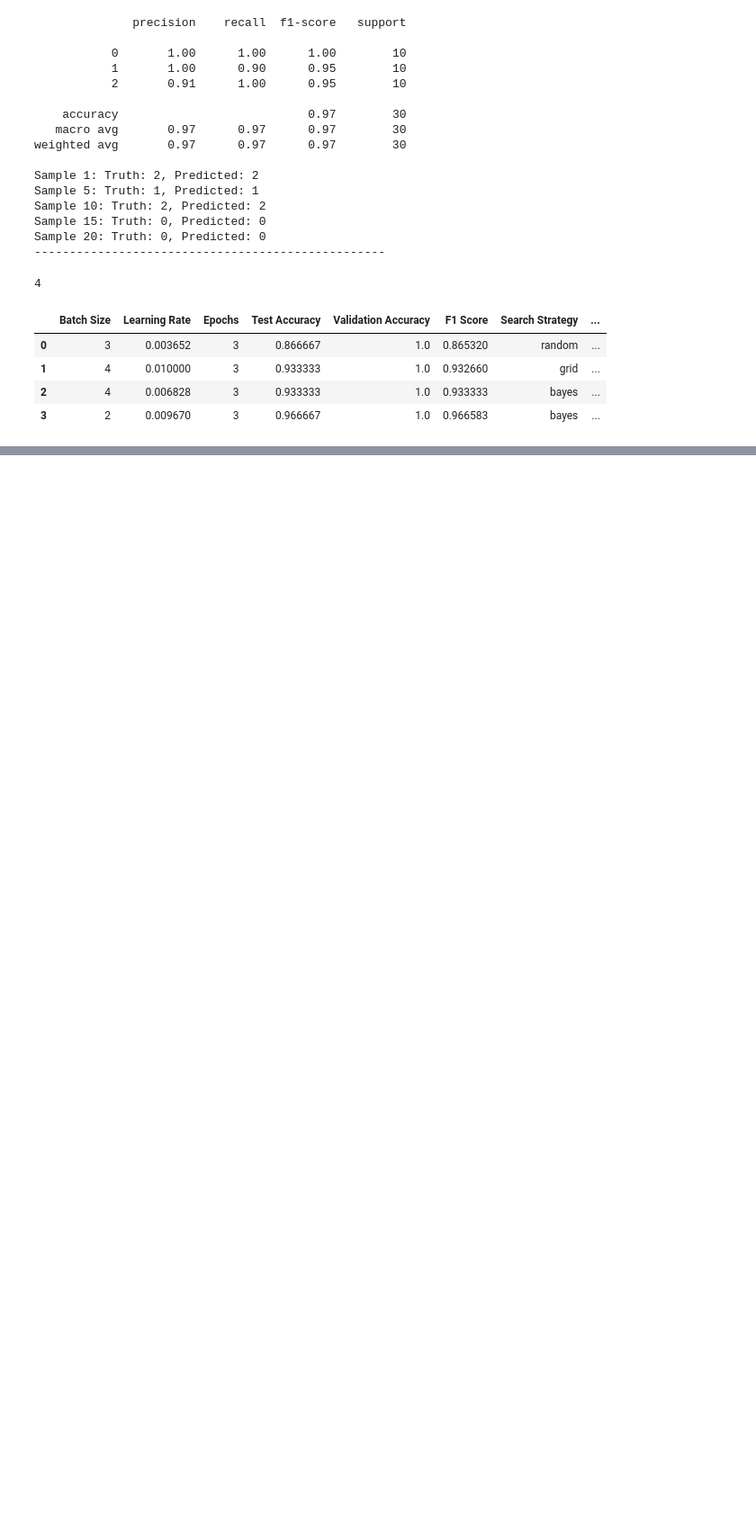
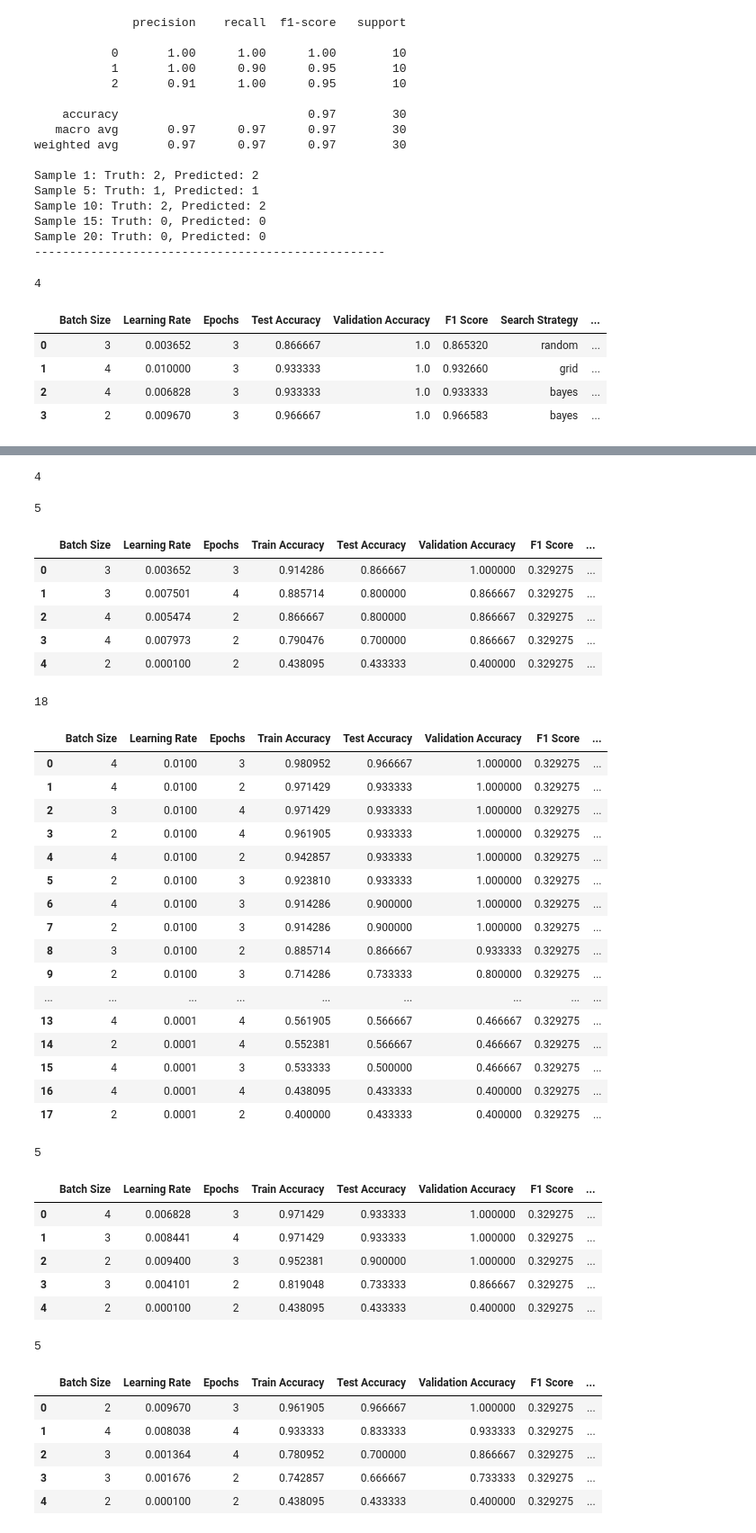
Before and after one commit to Soham-Gaonkar/STTAI-Assignment6-Reproducibility-and-HPO, a Jupyter notebook: section2.ipynb, the cells around one changed output, grey strips where cells are left out. Shown at 90% size. Cells and saved outputs as stored; diff of their text form; code cells hidden in the pictures; blank space fills up the shorter version.

```diff
--- a/section2.ipynb
+++ b/section2.ipynb
@@ -935,0 +992,78 @@ plt.show()
+# %%
+print(len(predictors_auto))
+# %% [output]
+4
+# %%
+search_strategy = ['random', 'grid', 'bayes','bayes_hyperband']
+scheduler = ['FIFO','FIFO','FIFO', 'ASHA']
+
+results_tables = []
+for i in range(len(predictors_auto)):
+    predictor = predictors_auto[i]
+    leaderboard = predictor.leaderboard()
+    print(len(leaderboard))
+    results_table_auto2 = pd.DataFrame(columns=['Batch Size', 'Learning Rate', 'Epochs', 'Train Accuracy', 'Test Accuracy', 'Validation Accuracy', 'F1 Score', 'Search Strategy', 'Scheduler', 'Model'])
+
+    for j in range(len(leaderboard)):
+        model_name = predictor._trainer.load_model(leaderboard.loc[j, 'model'])
+        val_score =  predictor.leaderboard().loc[j, 'score_val']
+        train_score = predictor.leaderboard(train_df).loc[j, 'score_test']
+        test_score = predictor.leaderboard(test_df).loc[j, 'score_test']
+
+        hp = model_name.params
+
+        results_table_auto2.loc[len(results_table_auto2)] = {
+            'Batch Size': hp.get('batch_size', 'N/A'),
+            'Learning Rate': hp.get('learning_rate', 'N/A'),
+            'Epochs': hp.get('num_epochs', 'N/A'),
+            'Train Accuracy': train_score,
+            'Test Accuracy': test_score,
+            'Validation Accuracy': val_score,
+            'F1 Score': f1,
+            'Search Strategy': search_strategy[i],
+            'Scheduler': scheduler[i],
+            'Model': leaderboard.loc[j, 'model']
+        }
+
+    display(results_table_auto2)
+    results_tables.append(results_table_auto2)
+# %% [output]
+5
+|  | Batch Size | Learning Rate | Epochs | Train Accuracy | Test Accuracy | Validation Accuracy | F1 Score | ... |
+| 0 | 3 | 0.003652 | 3 | 0.914286 | 0.866667 | 1.000000 | 0.329275 | ... |
+| 1 | 3 | 0.007501 | 4 | 0.885714 | 0.800000 | 0.866667 | 0.329275 | ... |
+| 2 | 4 | 0.005474 | 2 | 0.866667 | 0.800000 | 0.866667 | 0.329275 | ... |
+| 3 | 4 | 0.007973 | 2 | 0.790476 | 0.700000 | 0.866667 | 0.329275 | ... |
+| 4 | 2 | 0.000100 | 2 | 0.438095 | 0.433333 | 0.400000 | 0.329275 | ... |
+18
+|  | Batch Size | Learning Rate | Epochs | Train Accuracy | Test Accuracy | Validation Accuracy | F1 Score | ... |
+| 0 | 4 | 0.0100 | 3 | 0.980952 | 0.966667 | 1.000000 | 0.329275 | ... |
+| 1 | 4 | 0.0100 | 2 | 0.971429 | 0.933333 | 1.000000 | 0.329275 | ... |
+| 2 | 3 | 0.0100 | 4 | 0.971429 | 0.933333 | 1.000000 | 0.329275 | ... |
+| 3 | 2 | 0.0100 | 4 | 0.961905 | 0.933333 | 1.000000 | 0.329275 | ... |
+| 4 | 4 | 0.0100 | 2 | 0.942857 | 0.933333 | 1.000000 | 0.329275 | ... |
+| 5 | 2 | 0.0100 | 3 | 0.923810 | 0.933333 | 1.000000 | 0.329275 | ... |
+| 6 | 4 | 0.0100 | 3 | 0.914286 | 0.900000 | 1.000000 | 0.329275 | ... |
+| 7 | 2 | 0.0100 | 3 | 0.914286 | 0.900000 | 1.000000 | 0.329275 | ... |
+| 8 | 3 | 0.0100 | 2 | 0.885714 | 0.866667 | 0.933333 | 0.329275 | ... |
+| 9 | 2 | 0.0100 | 3 | 0.714286 | 0.733333 | 0.800000 | 0.329275 | ... |
+| ... | ... | ... | ... | ... | ... | ... | ... | ... |
+| 13 | 4 | 0.0001 | 4 | 0.561905 | 0.566667 | 0.466667 | 0.329275 | ... |
+| 14 | 2 | 0.0001 | 4 | 0.552381 | 0.566667 | 0.466667 | 0.329275 | ... |
+| 15 | 4 | 0.0001 | 3 | 0.533333 | 0.500000 | 0.466667 | 0.329275 | ... |
+| 16 | 4 | 0.0001 | 4 | 0.438095 | 0.433333 | 0.400000 | 0.329275 | ... |
+| 17 | 2 | 0.0001 | 2 | 0.400000 | 0.433333 | 0.400000 | 0.329275 | ... |
+5
+|  | Batch Size | Learning Rate | Epochs | Train Accuracy | Test Accuracy | Validation Accuracy | F1 Score | ... |
+| 0 | 4 | 0.006828 | 3 | 0.971429 | 0.933333 | 1.000000 | 0.329275 | ... |
+| 1 | 3 | 0.008441 | 4 | 0.971429 | 0.933333 | 1.000000 | 0.329275 | ... |
+| 2 | 2 | 0.009400 | 3 | 0.952381 | 0.900000 | 1.000000 | 0.329275 | ... |
+| 3 | 3 | 0.004101 | 2 | 0.819048 | 0.733333 | 0.866667 | 0.329275 | ... |
+| 4 | 2 | 0.000100 | 2 | 0.438095 | 0.433333 | 0.400000 | 0.329275 | ... |
+5
+|  | Batch Size | Learning Rate | Epochs | Train Accuracy | Test Accuracy | Validation Accuracy | F1 Score | ... |
+| 0 | 2 | 0.009670 | 3 | 0.961905 | 0.966667 | 1.000000 | 0.329275 | ... |
+| 1 | 4 | 0.008038 | 4 | 0.933333 | 0.833333 | 0.933333 | 0.329275 | ... |
+| 2 | 3 | 0.001364 | 4 | 0.780952 | 0.700000 | 0.866667 | 0.329275 | ... |
+| 3 | 3 | 0.001676 | 2 | 0.742857 | 0.666667 | 0.733333 | 0.329275 | ... |
+| 4 | 2 | 0.000100 | 2 | 0.438095 | 0.433333 | 0.400000 | 0.329275 | ... |
```
Also changed, not shown: parts of 7 cells of this notebook.
